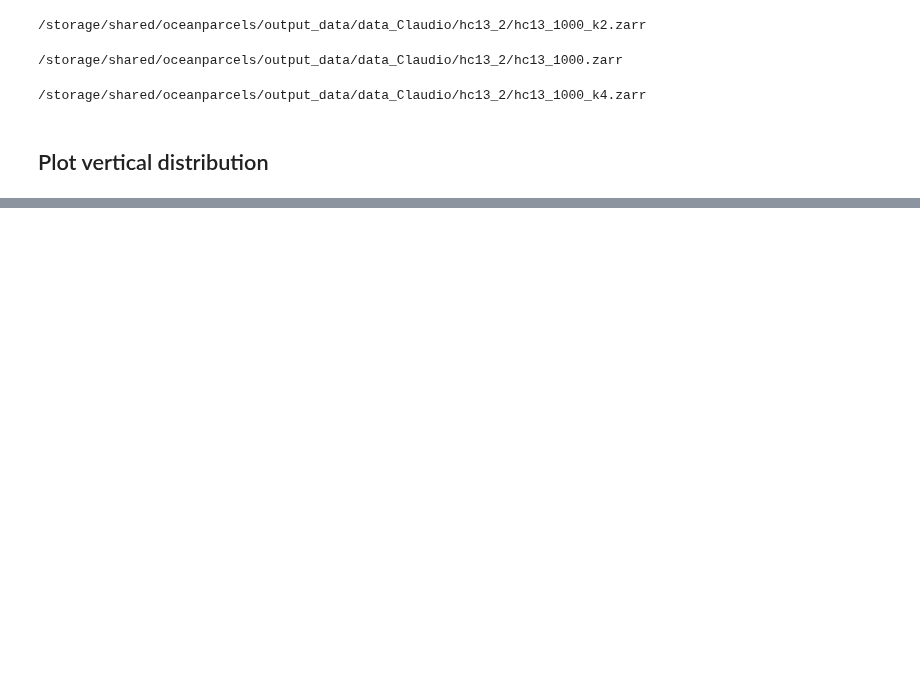
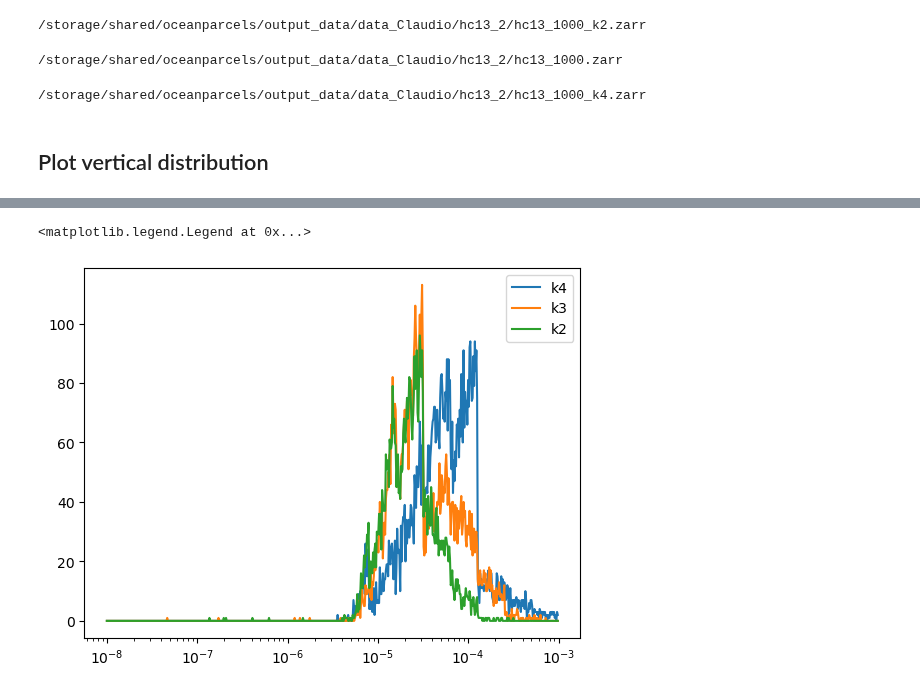
Before and after one commit to OceanParcels/Backtracking_Abyssal_Nanoplastics, a Jupyter notebook: python/supplementary_material_plots.ipynb, the cells around one changed output, grey strips where cells are left out. Saved outputs shown, nothing was run; the diff lists cells and outputs as text; code cells hidden in the pictures; blank space fills up the shorter version.

```diff
--- a/python/supplementary_material_plots.ipynb
+++ b/python/supplementary_material_plots.ipynb
@@ -206,0 +209,13 @@ np.save('../data/diff_comparisson.npy', diff_comparisson, allow_pickle=True)
+# %%
+for j, ft in enumerate(sim_names[::-1]):
+
+    x, y = funk.ecdf(surface_events[ft]['radius'], normalized=True)
+
+    idx_6 = np.where(x>=1e-6)[0][0]
+    idx_5 = np.where(x>=1e-5)[0][0]
+    idx_4 = np.where(x>=1e-4)[0][0]
+    print('-----', ft, '-----')
+    print('Radius limit 1e-6: ', y[idx_6])
+    print('Radius limit 1e-6 to 1e-5: ', y[idx_5] - y[idx_6])
+    print('Radius limit 1e-5 to 1e-4: ', y[idx_4] - y[idx_5])
+    print('radiuses > 1e-4: ', 1 - y[idx_4])
@@ -206,0 +238,14 @@ np.save('../data/diff_comparisson.npy', diff_comparisson, allow_pickle=True)
+# %%
+log_bins = np.logspace(-8, -3, 600)
+#make a log scale histogram of the radiuses
+
+for j, ft in enumerate(sim_names[::-1]):
+    counts, __ = np.histogram(surface_events[ft]['radius'], bins=log_bins, density=False)
+
+    plt.plot(log_bins[:-1], counts, label=ft)
+plt.semilogx()
+plt.legend()
+# plt.hist(surface_events['k4']['radius'], bins=log_bins, label='k4', alpha=0.5, align='left')
+# %% [output]
+<matplotlib.legend.Legend at 0x...>
+[figure, added]
```
Also changed, not shown: parts of 15 cells of this notebook, 9 other files.
